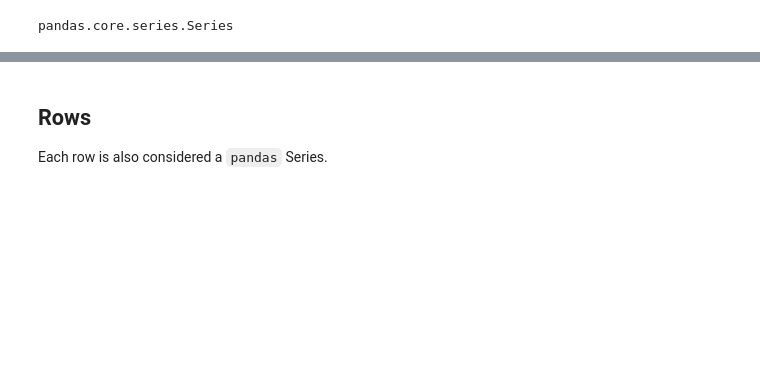
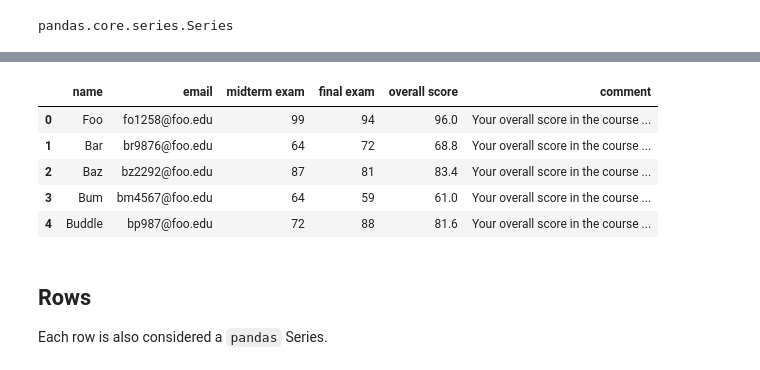
Before and after one commit to nyu-database-design/pandas-examples, a Jupyter notebook: pandas_dataframe.ipynb, the cells around one changed output, grey strips where cells are left out. Drawn from its saved outputs; the diff is of its cells as text; code cells hidden in the pictures; blank space fills up the shorter version.

```diff
--- a/pandas_dataframe.ipynb
+++ b/pandas_dataframe.ipynb
@@ -54,3 +84,15 @@ pandas.core.series.Series
+# %%
+# generate a comment column explaining the scores in nice friendly human language.
+# set axis=1 to have the lambda function receive columns as its argument
+df['comment'] = df.apply(lambda row: "Your overall score in the course is " + str(row['overall score']), axis=1 )
+df
+# %% [output]
+|  | name | email | midterm exam | final exam | overall score | comment |
+| 0 | Foo | fo1258@foo.edu | 99 | 94 | 96.0 | Your overall score in the course ... |
+| 1 | Bar | br9876@foo.edu | 64 | 72 | 68.8 | Your overall score in the course ... |
+| 2 | Baz | bz2292@foo.edu | 87 | 81 | 83.4 | Your overall score in the course ... |
+| 3 | Bum | bm4567@foo.edu | 64 | 59 | 61.0 | Your overall score in the course ... |
+| 4 | Buddle | bp987@foo.edu | 72 | 88 | 81.6 | Your overall score in the course ... |
 # %% [markdown]
 ## Rows
 Each row is also considered a `pandas` Series.
```
Also changed, not shown: parts of 29 cells of this notebook.
